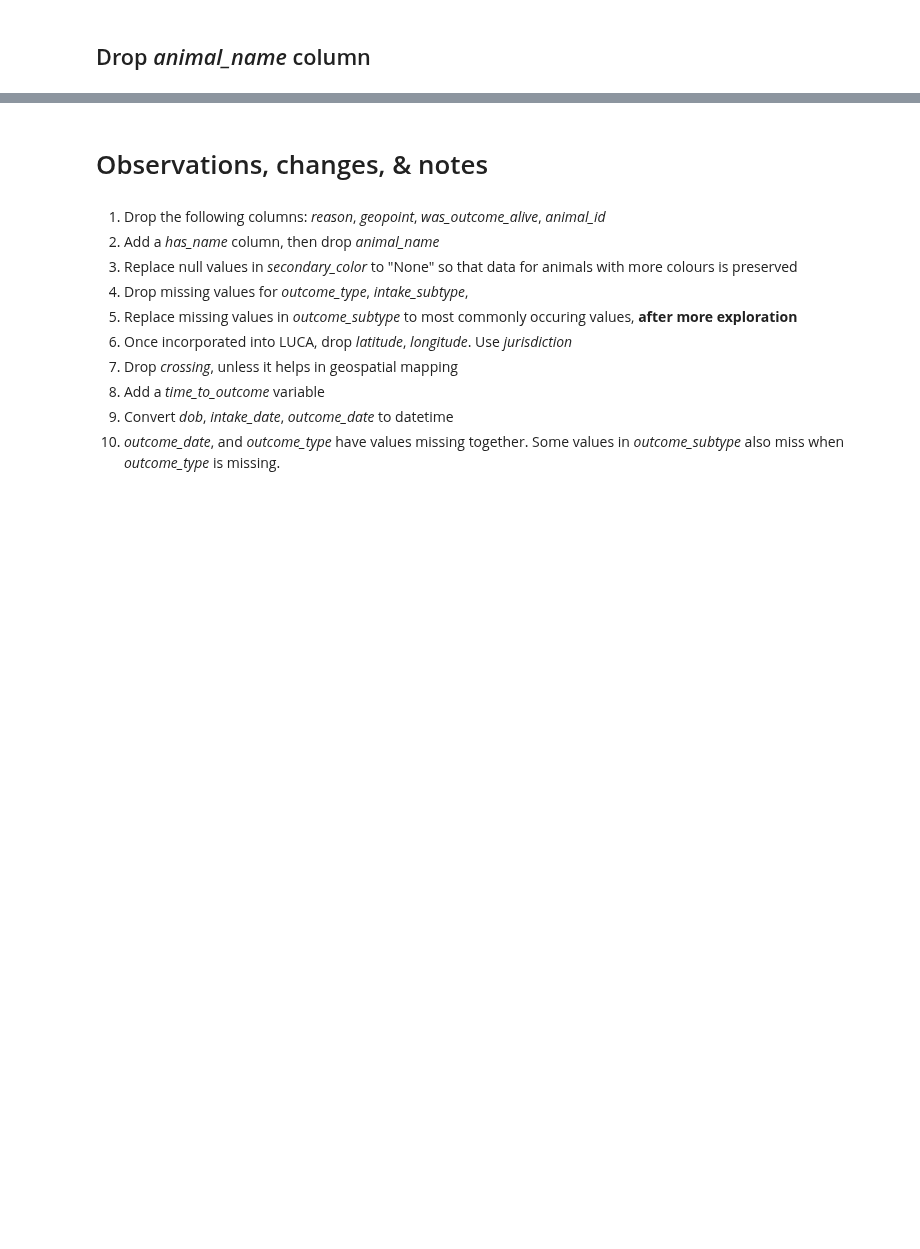
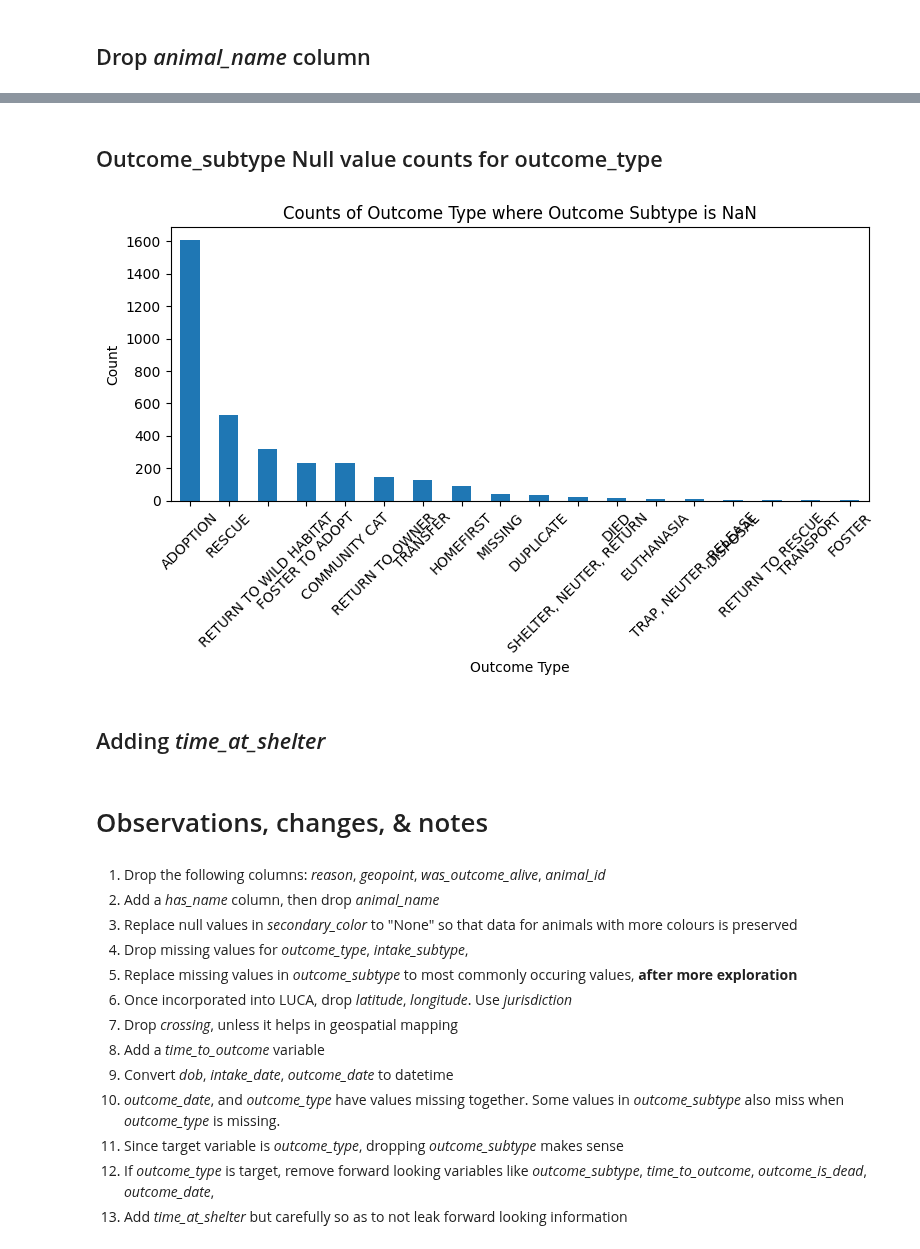
Before and after one commit to atharvavyas1/Lee-paw-faith, a Jupyter notebook: Notebooks/Long Beach EDA.ipynb, the cells around one changed output, grey strips where cells are left out. Saved outputs shown, nothing was run; the diff lists cells and outputs as text; code cells hidden in the pictures; blank space fills up the shorter version.

```diff
--- a/Notebooks/Long Beach EDA.ipynb
+++ b/Notebooks/Long Beach EDA.ipynb
@@ -317,3 +328,22 @@ df.head()
+# %% [markdown]
+## Outcome_subtype Null value counts for outcome_type
+# %%
+# Get the counts
+counts = df[df['outcome_subtype'].isnull()]['outcome_type'].value_counts()
+
+# Plot the histogram (bar plot)
+plt.figure(figsize=(8, 5))
+counts.plot(kind='bar')
+plt.xlabel('Outcome Type')
+plt.ylabel('Count')
+plt.title('Counts of Outcome Type where Outcome Subtype is NaN')
+plt.xticks(rotation=45)
+plt.tight_layout()
+plt.show()
+# %% [output]
+[figure, added]
+# %% [markdown]
+## Adding *time_at_shelter*
 # %% [markdown]
 # Observations, changes, & notes
 # %% [markdown]
@@ -327,3 +357,6 @@ df.head()
 8. Add a *time_to_outcome* variable
 9. Convert *dob*, *intake_date*, *outcome_date* to datetime
 10. *outcome_date*, and *outcome_type* have values missing together. Some values in *outcome_subtype* also miss when *outcome_type* is missing.
+11. Since target variable is *outcome_type*, dropping *outcome_subtype* makes sense
+12. If *outcome_type* is target, remove forward looking variables like *outcome_subtype*, *time_to_outcome*, *outcome_is_dead*, *outcome_date*,
+13. Add *time_at_shelter* but carefully so as to not leak forward looking information
```
Also changed, not shown: parts of 12 cells of this notebook.
